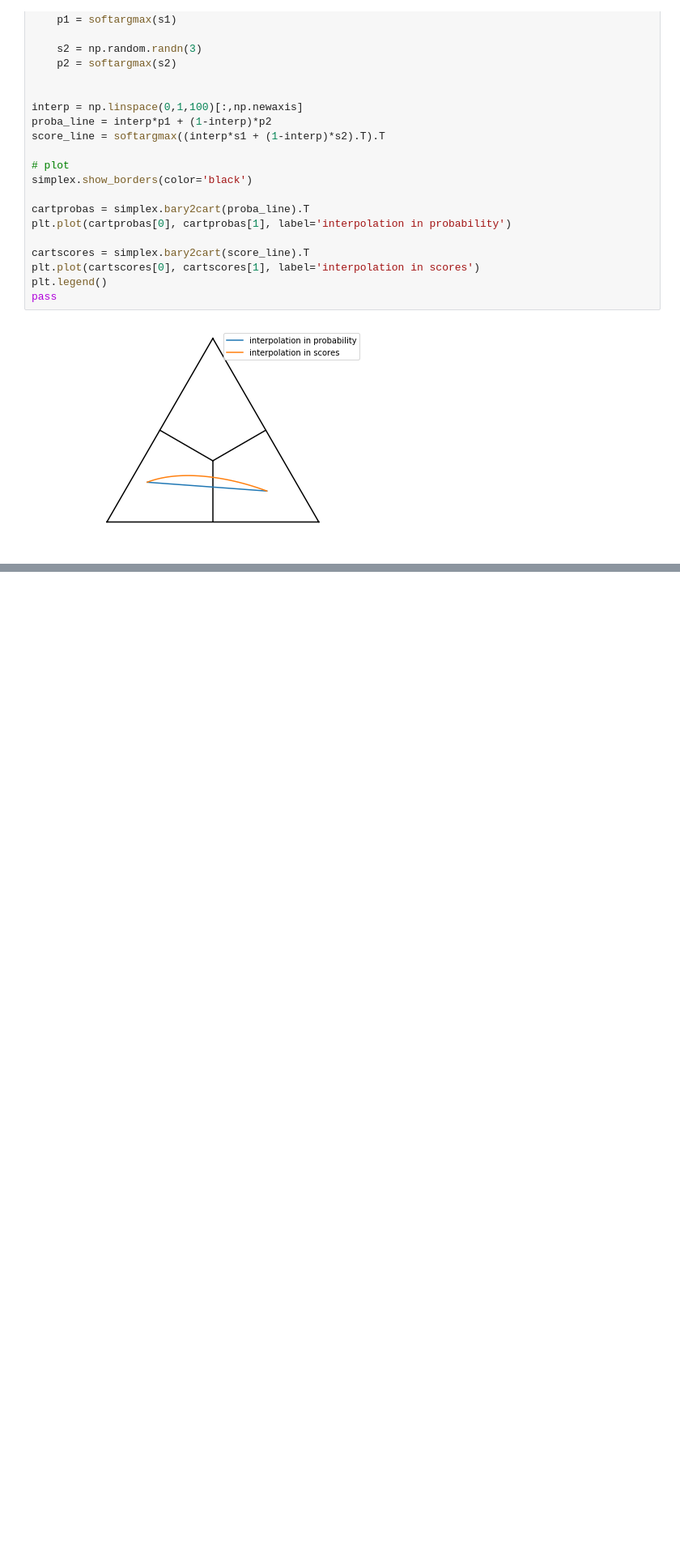
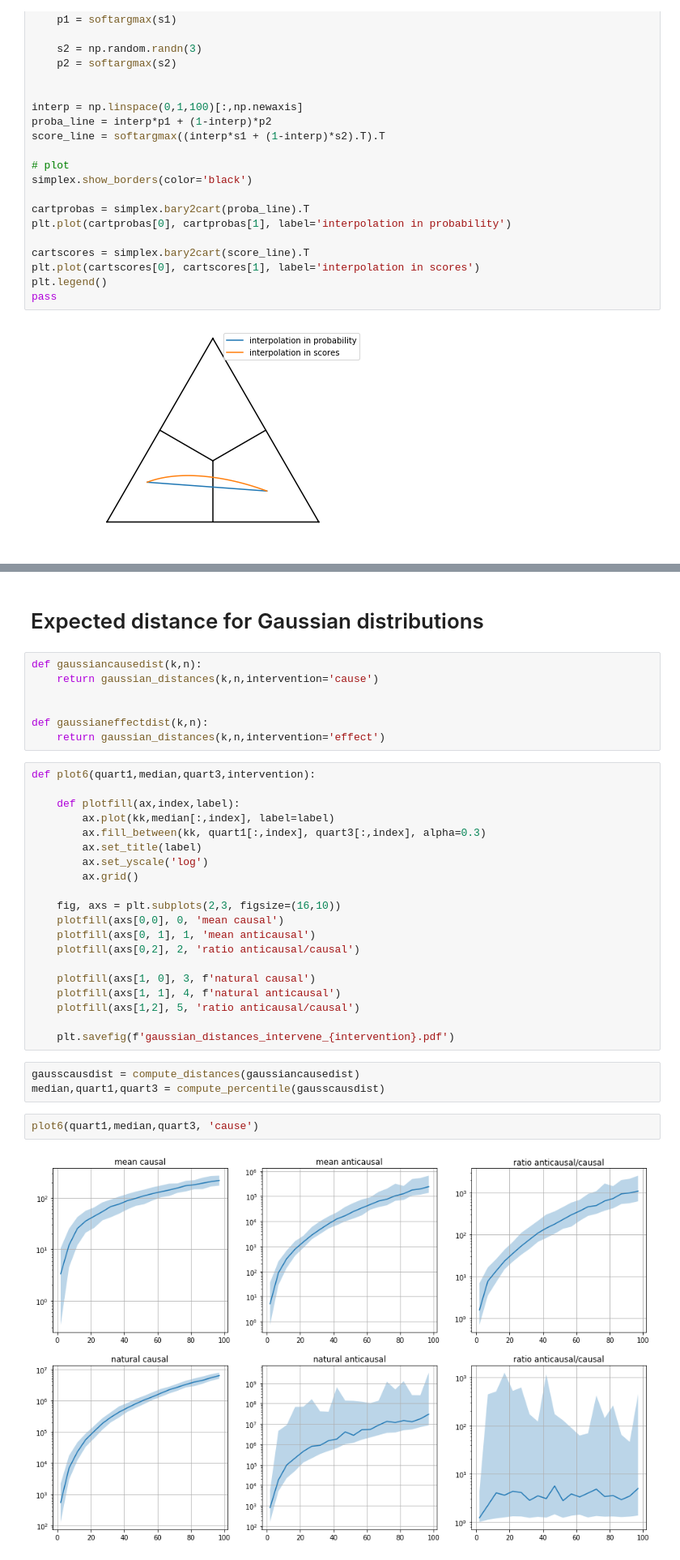
Before and after one commit to remilepriol/causal-adaptation-speed, a Jupyter notebook: softargmax.ipynb, the cells around one changed output, grey strips where cells are left out. Shown at 81% size. Saved outputs shown, nothing was run; the diff lists cells and outputs as text; blank space fills up the shorter version.

```diff
--- a/softargmax.ipynb
+++ b/softargmax.ipynb
@@ -127,0 +249,36 @@ pass
+# %% [markdown]
+# Expected distance for Gaussian distributions
+# %%
+def gaussiancausedist(k,n):
+    return gaussian_distances(k,n,intervention='cause')
+
+
+def gaussianeffectdist(k,n):
+    return gaussian_distances(k,n,intervention='effect')
+# %%
+def plot6(quart1,median,quart3,intervention):
+
+    def plotfill(ax,index,label):
+        ax.plot(kk,median[:,index], label=label)
+        ax.fill_between(kk, quart1[:,index], quart3[:,index], alpha=0.3)
+        ax.set_title(label)
+        ax.set_yscale('log')
+        ax.grid()
+
+    fig, axs = plt.subplots(2,3, figsize=(16,10))
+    plotfill(axs[0,0], 0, 'mean causal')
+    plotfill(axs[0, 1], 1, 'mean anticausal')
+    plotfill(axs[0,2], 2, 'ratio anticausal/causal')
+
+    plotfill(axs[1, 0], 3, f'natural causal')
+    plotfill(axs[1, 1], 4, f'natural anticausal')
+    plotfill(axs[1,2], 5, 'ratio anticausal/causal')
+
+    plt.savefig(f'gaussian_distances_intervene_{intervention}.pdf')
+# %%
+gausscausdist = compute_distances(gaussiancausedist)
+median,quart1,quart3 = compute_percentile(gausscausdist)
+# %%
+plot6(quart1,median,quart3, 'cause')
+# %% [output]
+[figure, added]
```
Also changed, not shown: parts of 24 cells of this notebook, 1 other file.
